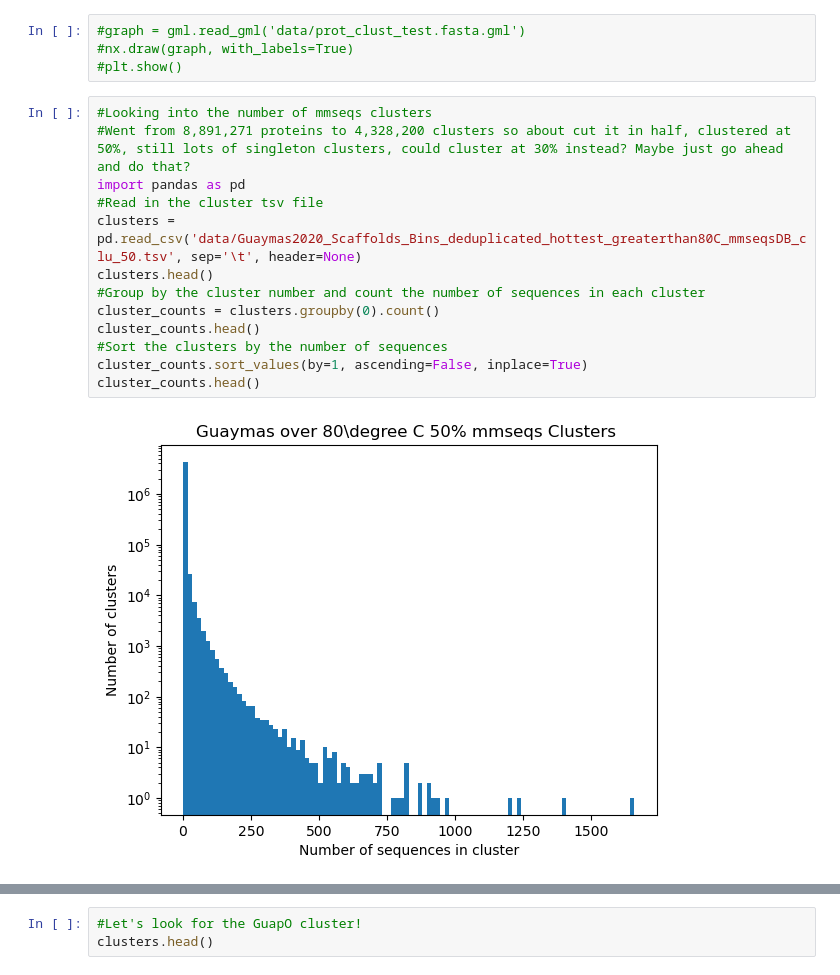
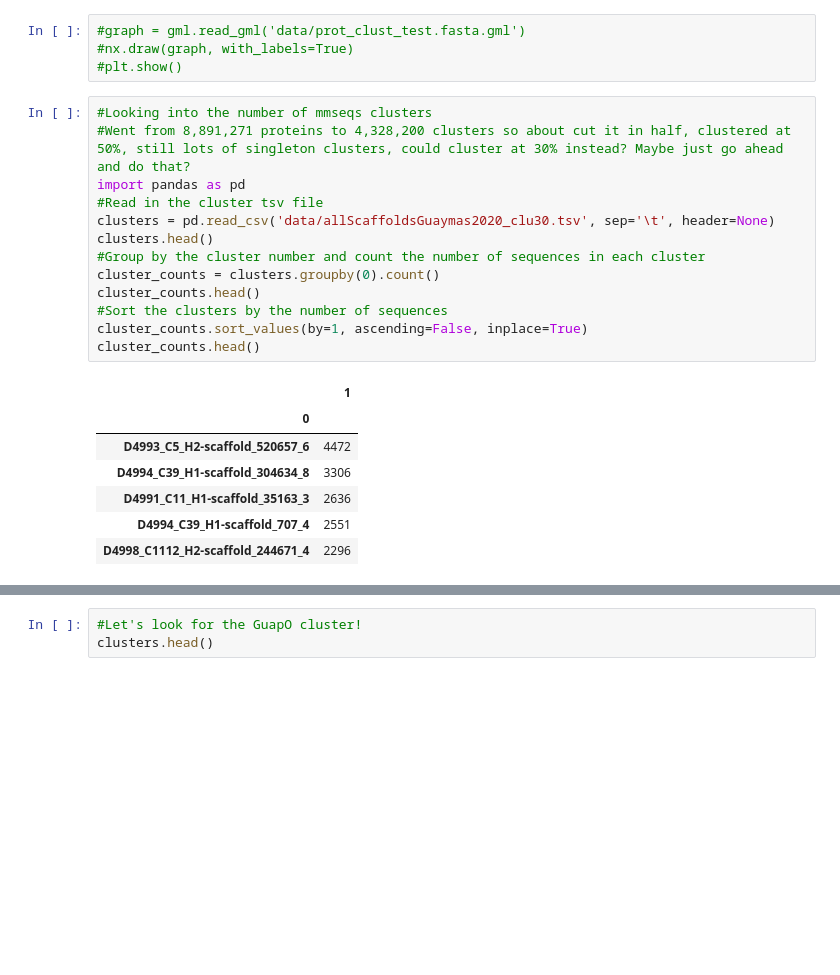
Before and after one commit to darylrbarth/operon-graph, a Jupyter notebook: graph_viewer.ipynb, the cells around one changed output, grey strips where cells are left out. Saved outputs shown, nothing was run; the diff lists cells and outputs as text; blank space fills up the shorter version.

```diff
--- a/graph_viewer.ipynb
+++ b/graph_viewer.ipynb
@@ -10,18 +10,24 @@ from networkx import gml
 # %%
 #Looking into the number of mmseqs clusters
 #Went from 8,891,271 proteins to 4,328,200 clusters so about cut it in half, clustered at 50%, still lots of singleton clusters, could cluster at 30% instead? Maybe just go ahead and do that?
 import pandas as pd
 #Read in the cluster tsv file
-clusters = pd.read_csv('data/Guaymas2020_Scaffolds_Bins_deduplicated_hottest_greaterthan80C_mmseqsDB_clu_50.tsv', sep='\t', header=None)
+clusters = pd.read_csv('data/allScaffoldsGuaymas2020_clu30.tsv', sep='\t', header=None)
 clusters.head()
 #Group by the cluster number and count the number of sequences in each cluster
 cluster_counts = clusters.groupby(0).count()
 cluster_counts.head()
 #Sort the clusters by the number of sequences
 cluster_counts.sort_values(by=1, ascending=False, inplace=True)
 cluster_counts.head()
 # %% [output]
-[figure, removed]
+|  | 1 |
+| 0 |  |
+| D4993_C5_H2-scaffold_520657_6 | 4472 |
+| D4994_C39_H1-scaffold_304634_8 | 3306 |
+| D4991_C11_H1-scaffold_35163_3 | 2636 |
+| D4994_C39_H1-scaffold_707_4 | 2551 |
+| D4998_C1112_H2-scaffold_244671_4 | 2296 |
 # %%
 #Plot histogram of the number of sequences in each cluster
 plt.hist(cluster_counts[1], bins=100)
```
Also changed, not shown: parts of 12 cells of this notebook, 4 other files.
